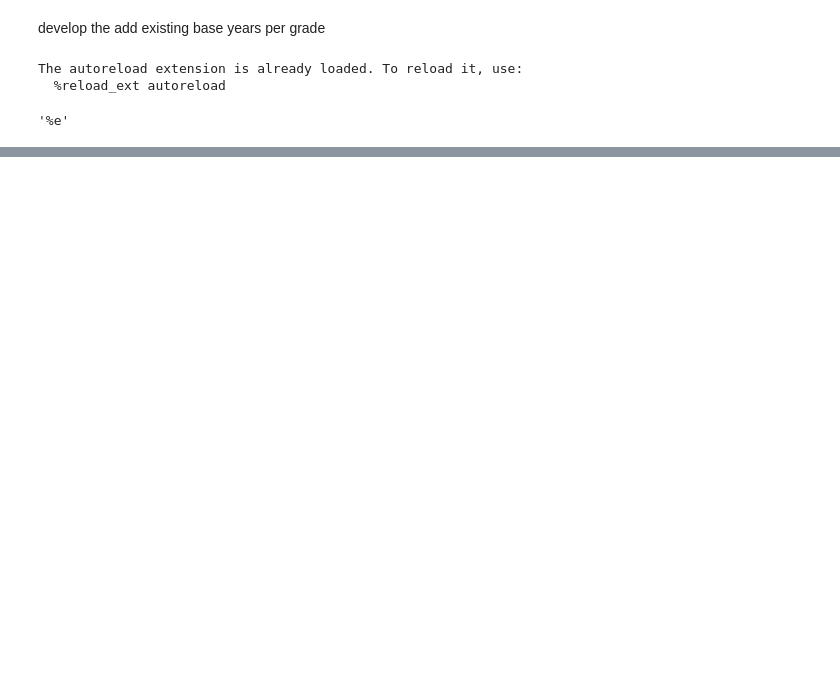
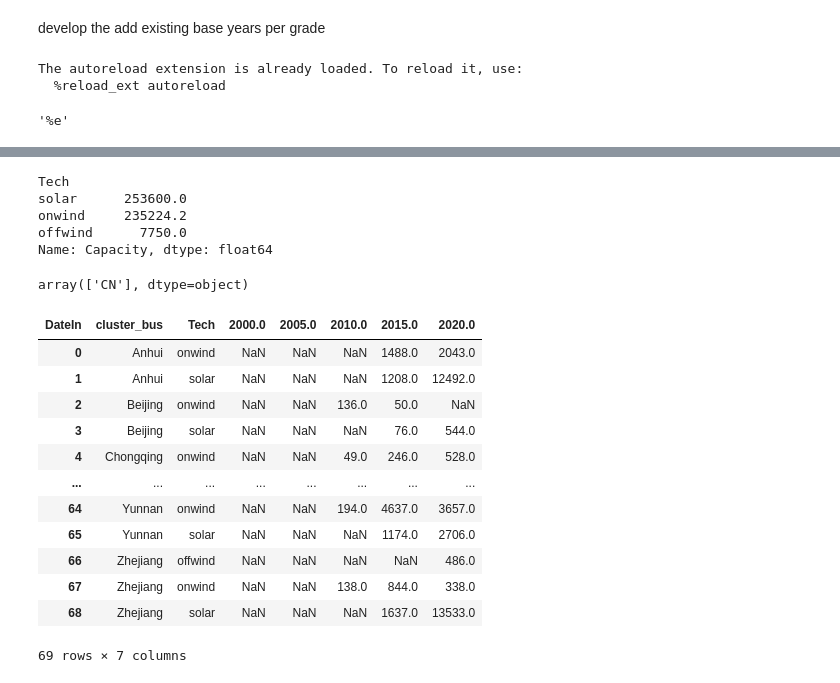
Before and after one commit to pik-piam/PyPSA-China-PIK, a Jupyter notebook: workflow/notebooks/dev-brownfield_grades_vre.ipynb, the cells around one changed output, grey strips where cells are left out. Drawn from its saved outputs; the diff is of its cells as text; code cells hidden in the pictures; blank space fills up the shorter version.

```diff
--- a/workflow/notebooks/dev-brownfield_grades_vre.ipynb
+++ b/workflow/notebooks/dev-brownfield_grades_vre.ipynb
@@ -135,0 +71,24 @@ df.loc[(slice(None),"onwind"),:]
+# %%
+baseyear = snakemake.params["baseyear"]
+# add_build_year_to_new_assets(n, baseyear)
+if snakemake.params["add_baseyear_to_assets"]:
+    add_build_year_to_new_assets(n, baseyear)
+
+config = snakemake.config
+tech_costs = snakemake.input.tech_costs
+cost_year = snakemake.wildcards["planning_horizons"]
+data_paths = {k: v for k, v in snakemake.input.items()}
+vre_techs = ["solar", "onwind", "offwind"]
+
+costs = load_costs(tech_costs, config["costs"], config["electricity"], cost_year, n_years)
+
+existing_capacities = read_existing_capacities(data_paths)
+year_bins = config["existing_capacities"]["grouping_years"]
+# TODO add renewables
+existing_capacities = assign_year_bins(existing_capacities, year_bins)
+df = fix_existing_capacities(existing_capacities, costs, year_bins, baseyear)
+
+vre_caps = df.query("Tech in @vre_techs | Fueltype in @vre_techs")
+# vre_caps.loc[:, "Country"] = coco.CountryConverter().convert(["China"], to="iso2")
+vres = add_existing_vre_capacities(n, costs, vre_caps, config)
+df = pd.concat([df.query("Tech not in @vre_techs & Fueltype not in @vre_techs"), vres], axis=0)
@@ -178,0 +550,8 @@ FileNotFoundError: [Errno 2] No such file or directory: '/home/ivanra/documents/
+# %%
+vre_techs = ['onwind',
+ 'offwind',
+ 'offwind-ac',
+ 'offwind-dc',
+ 'solar',]
+vre_caps = existing_capacities.query("Tech in @vre_techs | Fueltype in @vre_techs")
+vre_caps.loc[:, "Country"] = coco.CountryConverter().convert(["China"], to="iso2")
@@ -178,0 +583,29 @@ FileNotFoundError: [Errno 2] No such file or directory: '/home/ivanra/documents/
+# %%
+vre_caps.groupby("Tech").Capacity.sum().sort_values(ascending=False)
+# %% [output]
+Tech
+solar      253600.0
+onwind     235224.2
+offwind      7750.0
+Name: Capacity, dtype: float64
+# %%
+grouped = vre_caps.groupby(["Country", "cluster_bus", "Tech", "DateIn"]).Capacity.sum()
+vre_caps.Country.unique()
+# %% [output]
+array(['CN'], dtype=object)
+# %%
+grouped.unstack().reset_index().query("Country == 'CN'").drop(columns=["Country"])
+# %% [output]
+| DateIn | cluster_bus | Tech | 2000.0 | 2005.0 | 2010.0 | 2015.0 | 2020.0 |
+| 0 | Anhui | onwind | NaN | NaN | NaN | 1488.0 | 2043.0 |
+| 1 | Anhui | solar | NaN | NaN | NaN | 1208.0 | 12492.0 |
+| 2 | Beijing | onwind | NaN | NaN | 136.0 | 50.0 | NaN |
+| 3 | Beijing | solar | NaN | NaN | NaN | 76.0 | 544.0 |
+| 4 | Chongqing | onwind | NaN | NaN | 49.0 | 246.0 | 528.0 |
+| ... | ... | ... | ... | ... | ... | ... | ... |
+| 64 | Yunnan | onwind | NaN | NaN | 194.0 | 4637.0 | 3657.0 |
+| 65 | Yunnan | solar | NaN | NaN | NaN | 1174.0 | 2706.0 |
+| 66 | Zhejiang | offwind | NaN | NaN | NaN | NaN | 486.0 |
+| 67 | Zhejiang | onwind | NaN | NaN | 138.0 | 844.0 | 338.0 |
+| 68 | Zhejiang | solar | NaN | NaN | NaN | 1637.0 | 13533.0 |
+69 rows × 7 columns
```
Also changed, not shown: parts of 54 cells of this notebook, 1 other file.
